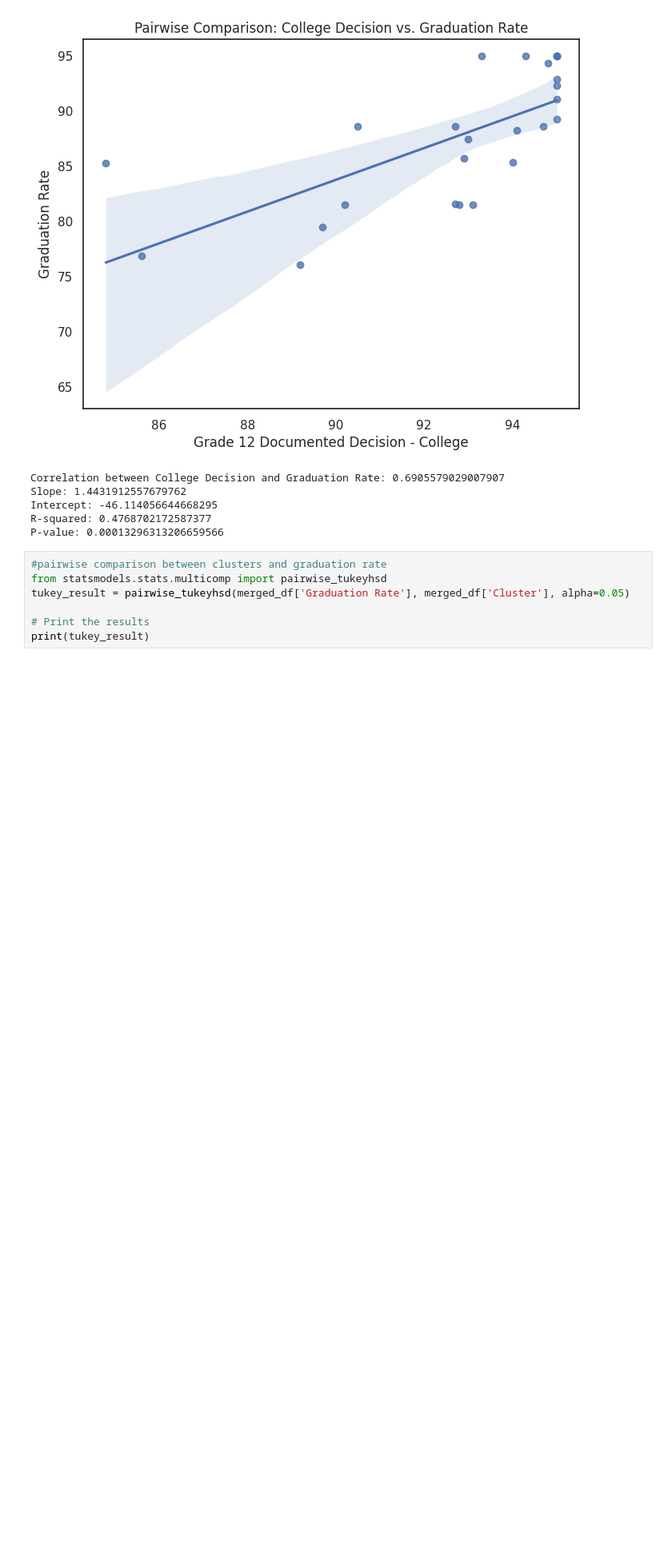
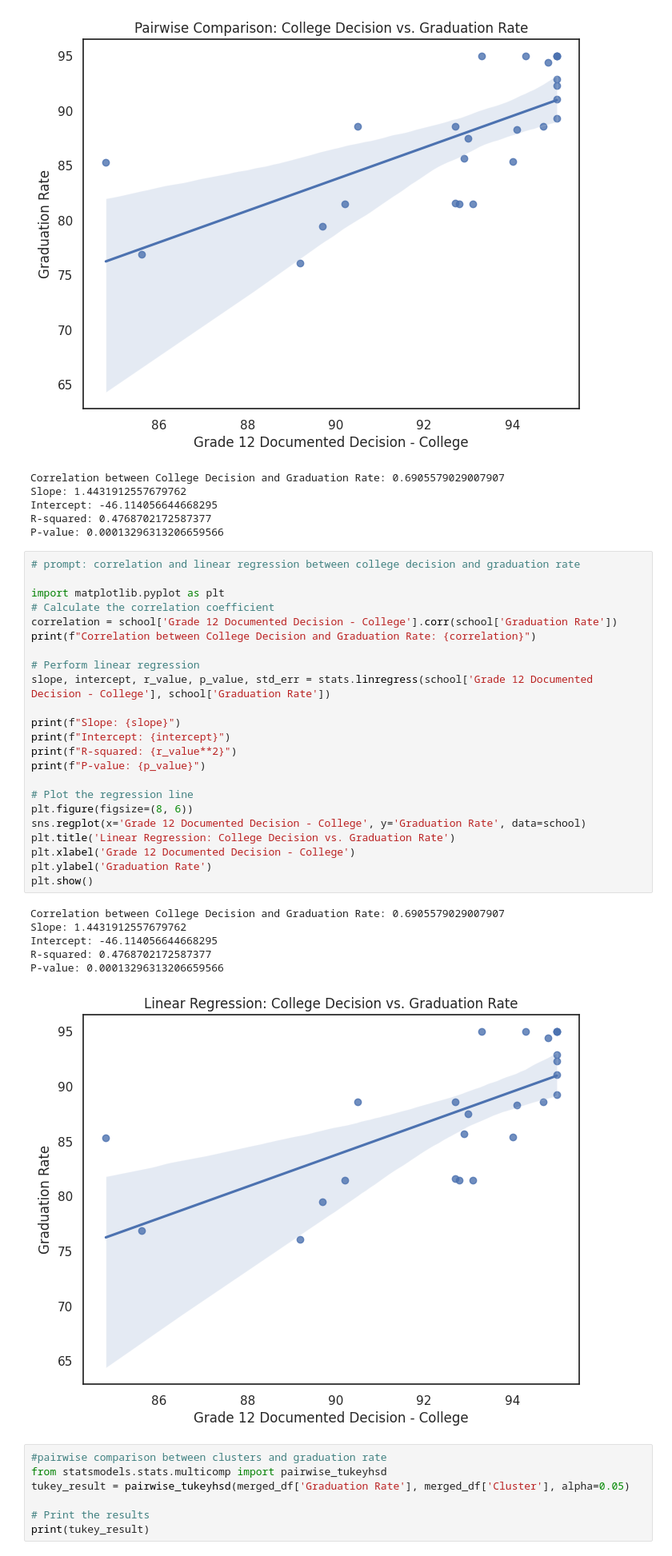
Before and after one commit to LilianeEff/Data205, a Jupyter notebook: CapstoneProject.ipynb, the cells around one changed output. Shown at 80% size. Drawn from its saved outputs; the diff is of its cells as text; blank space fills up the shorter version.

```diff
--- a/CapstoneProject.ipynb
+++ b/CapstoneProject.ipynb
@@ -1025,6 +1024,36 @@ Slope: 1.4431912557679762
 Intercept: -46.114056644668295
 R-squared: 0.4768702172587377
 P-value: 0.00013296313206659566
+# %%
+# prompt: correlation and linear regression between college decision and graduation rate
+
+import matplotlib.pyplot as plt
+# Calculate the correlation coefficient
+correlation = school['Grade 12 Documented Decision - College'].corr(school['Graduation Rate'])
+print(f"Correlation between College Decision and Graduation Rate: {correlation}")
+
+# Perform linear regression
+slope, intercept, r_value, p_value, std_err = stats.linregress(school['Grade 12 Documented Decision - College'], school['Graduation Rate'])
+
+print(f"Slope: {slope}")
+print(f"Intercept: {intercept}")
+print(f"R-squared: {r_value**2}")
+print(f"P-value: {p_value}")
+
+# Plot the regression line
+plt.figure(figsize=(8, 6))
+sns.regplot(x='Grade 12 Documented Decision - College', y='Graduation Rate', data=school)
+plt.title('Linear Regression: College Decision vs. Graduation Rate')
+plt.xlabel('Grade 12 Documented Decision - College')
+plt.ylabel('Graduation Rate')
+plt.show()
+# %% [output]
+Correlation between College Decision and Graduation Rate: 0.6905579029007907
+Slope: 1.4431912557679762
+Intercept: -46.114056644668295
+R-squared: 0.4768702172587377
+P-value: 0.00013296313206659566
+[figure, added]
 # %%
 #pairwise comparison between clusters and graduation rate
 from statsmodels.stats.multicomp import pairwise_tukeyhsd
```
Also changed, not shown: parts of 9 cells of this notebook.
